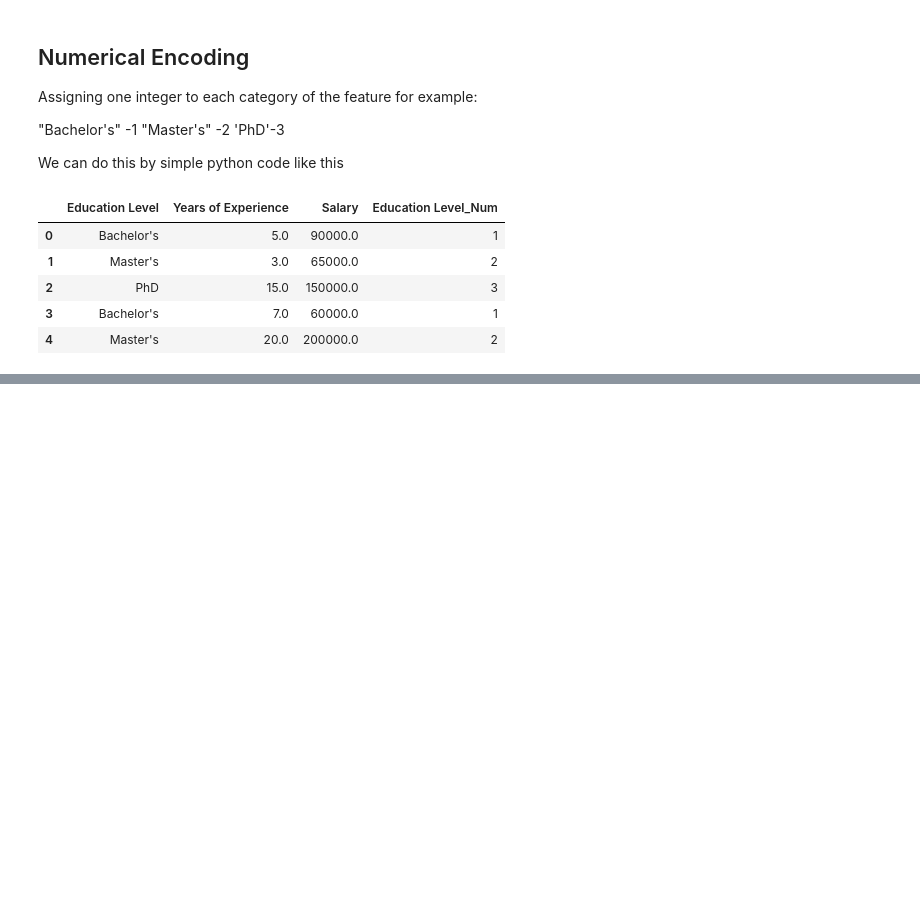
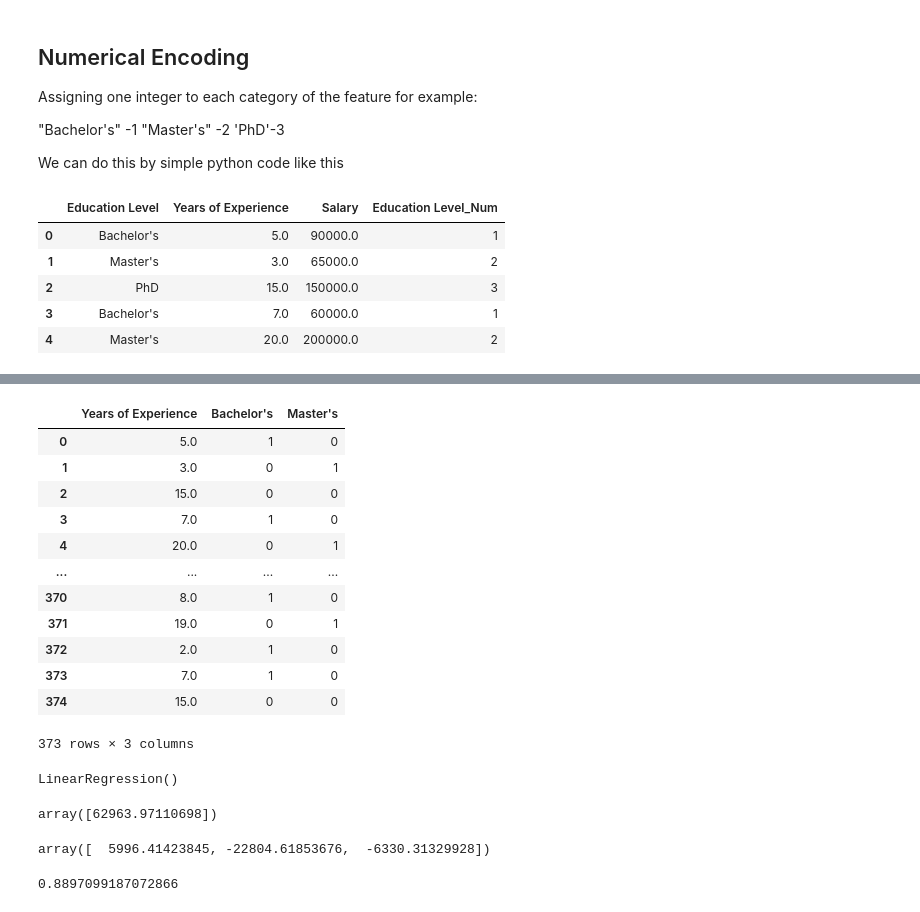
Before and after one commit to anuradha-datascience/machine-learning, a Jupyter notebook: MachineLearningforBeginners_Part_1_Linear_Regression.ipynb, the cells around one changed output, grey strips where cells are left out. Cells and saved outputs as stored; diff of their text form; code cells hidden in the pictures; blank space fills up the shorter version.

```diff
--- a/MachineLearningforBeginners_Part_1_Linear_Regression.ipynb
+++ b/MachineLearningforBeginners_Part_1_Linear_Regression.ipynb
@@ -861,10 +864,10 @@ education_level_mapping = {
     "Master's": 2,
     'PhD': 3
 }
-
+df_copy=df.copy()
 # Update 'Education Level' column with numerical values using map function
-df['Education Level_Num'] = df['Education Level'].map(education_level_mapping)
-df.head()
+df_copy['Education Level_Num'] = df_copy['Education Level'].map(education_level_mapping)
+df_copy.head()
 # %% [output]
 |  | Education Level | Years of Experience | Salary | Education Level_Num |
 | 0 | Bachelor's | 5.0 | 90000.0 | 1 |
@@ -876,0 +885,4 @@ Though ordering works here due to different levels(ordinal nature of categorical
+# %%
+# Perform one-hot encoding
+df_dummy=pd.get_dummies(df['Education Level'])
+df_dummy.head()
@@ -876,0 +896,4 @@ Though ordering works here due to different levels(ordinal nature of categorical
+# %%
+# conact with original df
+merged_df=pd.concat([df, df_dummy],axis="columns")
+merged_df.head()
@@ -876,0 +918,3 @@ Though ordering works here due to different levels(ordinal nature of categorical
+# %%
+final_df=merged_df.drop(["Education Level","PhD"],axis=1)
+final_df.head()
@@ -876,0 +946,17 @@ Though ordering works here due to different levels(ordinal nature of categorical
+# %%
+X=final_df.drop(['Salary'],axis=1)
+X
+# %% [output]
+|  | Years of Experience | Bachelor's | Master's |
+| 0 | 5.0 | 1 | 0 |
+| 1 | 3.0 | 0 | 1 |
+| 2 | 15.0 | 0 | 0 |
+| 3 | 7.0 | 1 | 0 |
+| 4 | 20.0 | 0 | 1 |
+| ... | ... | ... | ... |
+| 370 | 8.0 | 1 | 0 |
+| 371 | 19.0 | 0 | 1 |
+| 372 | 2.0 | 1 | 0 |
+| 373 | 7.0 | 1 | 0 |
+| 374 | 15.0 | 0 | 0 |
+373 rows × 3 columns
@@ -876,0 +965,19 @@ Though ordering works here due to different levels(ordinal nature of categorical
+# %%
+#train the model
+model.fit(X,y)
+# %% [output]
+LinearRegression()
+# %%
+#predict the value-supply X as per trained order of X
+model.predict([[5,1,0]])
+# %% [output]
+array([62963.97110698])
+# %%
+model.coef_
+# %% [output]
+array([  5996.41423845, -22804.61853676,  -6330.31329928])
+# %%
+#accuracy
+model.score(X,y)
+# %% [output]
+0.8897099187072866
```
Also changed, not shown: parts of 11 cells of this notebook.
